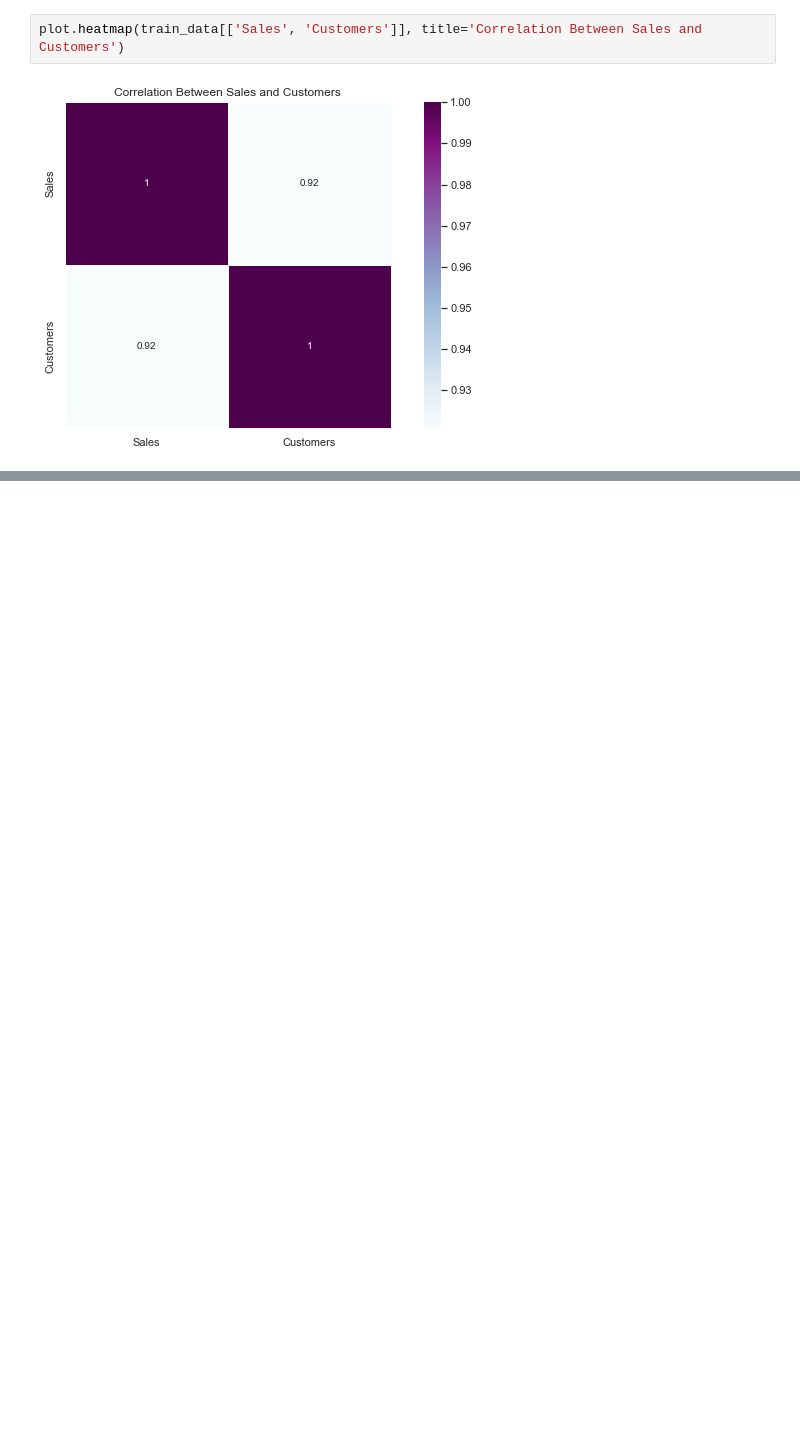
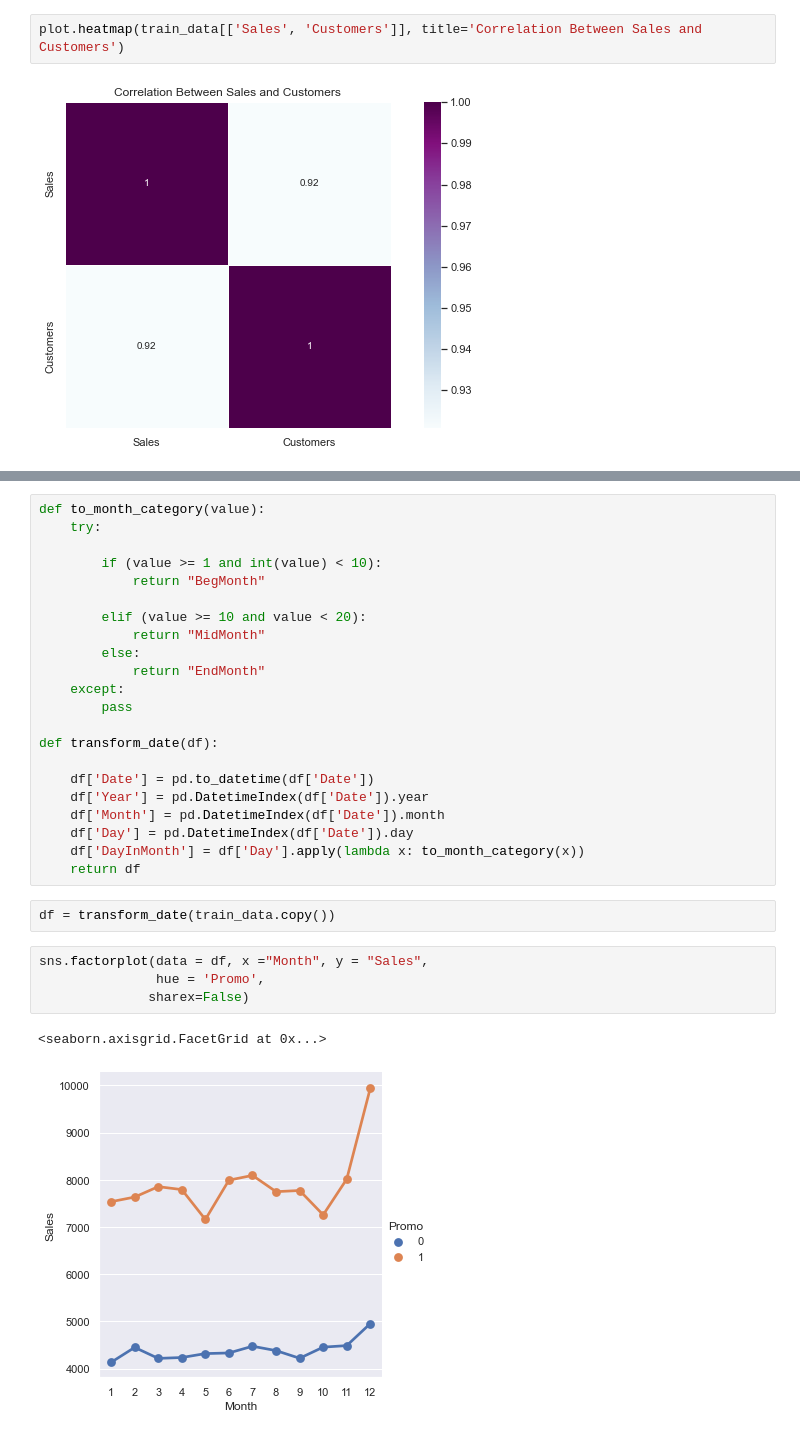
Before and after one commit to Yohanes-GR/Pharmaceutical-Sales-Forcasting, a Jupyter notebook: notebooks/EDA.ipynb, the cells around one changed output, grey strips where cells are left out. Cells and saved outputs as stored; diff of their text form; blank space fills up the shorter version.

```diff
--- a/notebooks/EDA.ipynb
+++ b/notebooks/EDA.ipynb
@@ -503,0 +556,31 @@ train_df['Promo'].hist(figsize=(12,7))
+# %%
+def to_month_category(value):
+    try:
+
+        if (value >= 1 and int(value) < 10):
+            return "BegMonth"
+
+        elif (value >= 10 and value < 20):
+            return "MidMonth"
+        else:
+            return "EndMonth"
+    except:
+        pass
+
+def transform_date(df):
+
+    df['Date'] = pd.to_datetime(df['Date'])
+    df['Year'] = pd.DatetimeIndex(df['Date']).year
+    df['Month'] = pd.DatetimeIndex(df['Date']).month
+    df['Day'] = pd.DatetimeIndex(df['Date']).day
+    df['DayInMonth'] = df['Day'].apply(lambda x: to_month_category(x))
+    return df
+# %%
+df = transform_date(train_data.copy())
+# %%
+sns.factorplot(data = df, x ="Month", y = "Sales",
+               hue = 'Promo',
+              sharex=False)
+# %% [output]
+<seaborn.axisgrid.FacetGrid at 0x...>
+[figure, added]
```
Also changed, not shown: parts of 18 cells of this notebook, 1 other file.
